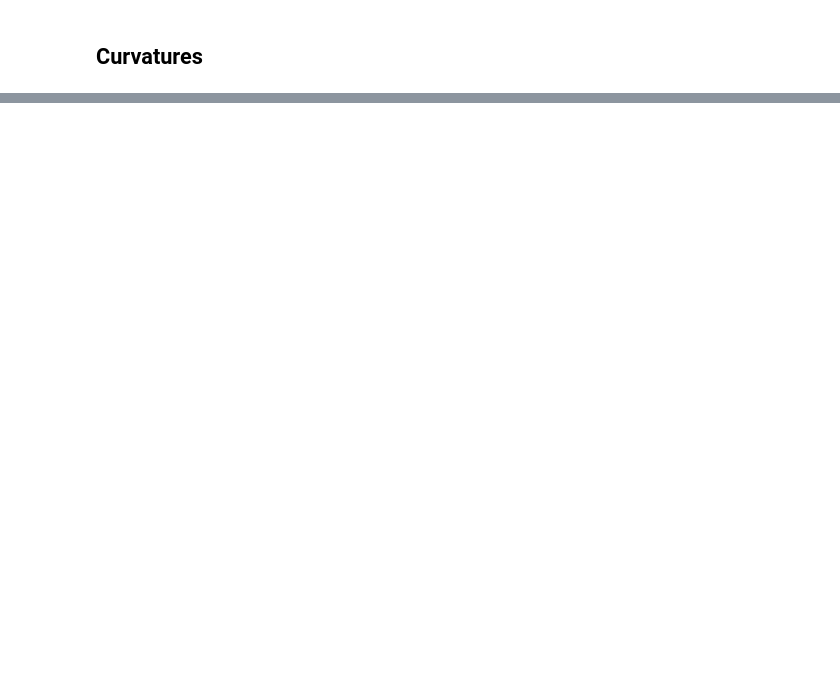
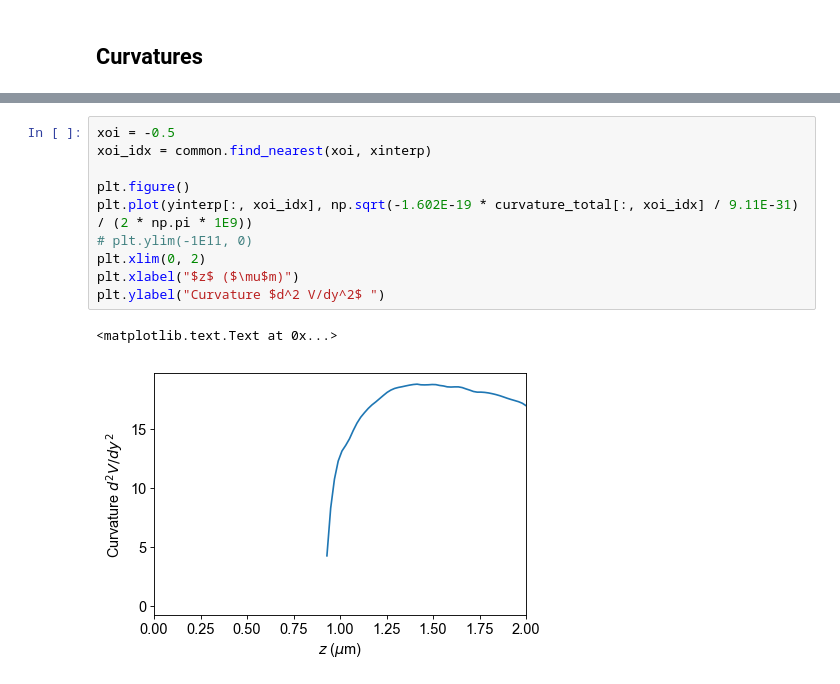
Before and after one commit to gkoolstra/ipython-notebooks, a Jupyter notebook: 20180913 - Analysis of potential sweet spot in the trap area.ipynb, the cells around one changed output, grey strips where cells are left out. Saved outputs shown, nothing was run; the diff lists cells and outputs as text; blank space fills up the shorter version.

```diff
--- a/20180913 - Analysis of potential sweet spot in the trap area.ipynb
+++ b/20180913 - Analysis of potential sweet spot in the trap area.ipynb
@@ -145,0 +172,13 @@ plt.clim(0E11, 5E11)
+# %%
+xoi = -0.5
+xoi_idx = common.find_nearest(xoi, xinterp)
+
+plt.figure()
+plt.plot(yinterp[:, xoi_idx], np.sqrt(-1.602E-19 * curvature_total[:, xoi_idx] / 9.11E-31) / (2 * np.pi * 1E9))
+# plt.ylim(-1E11, 0)
+plt.xlim(0, 2)
+plt.xlabel("$z$ ($\mu$m)")
+plt.ylabel("Curvature $d^2 V/dy^2$ ")
+# %% [output]
+<matplotlib.text.Text at 0x...>
+[figure, added]
```
Also changed, not shown: parts of 3 cells of this notebook.
